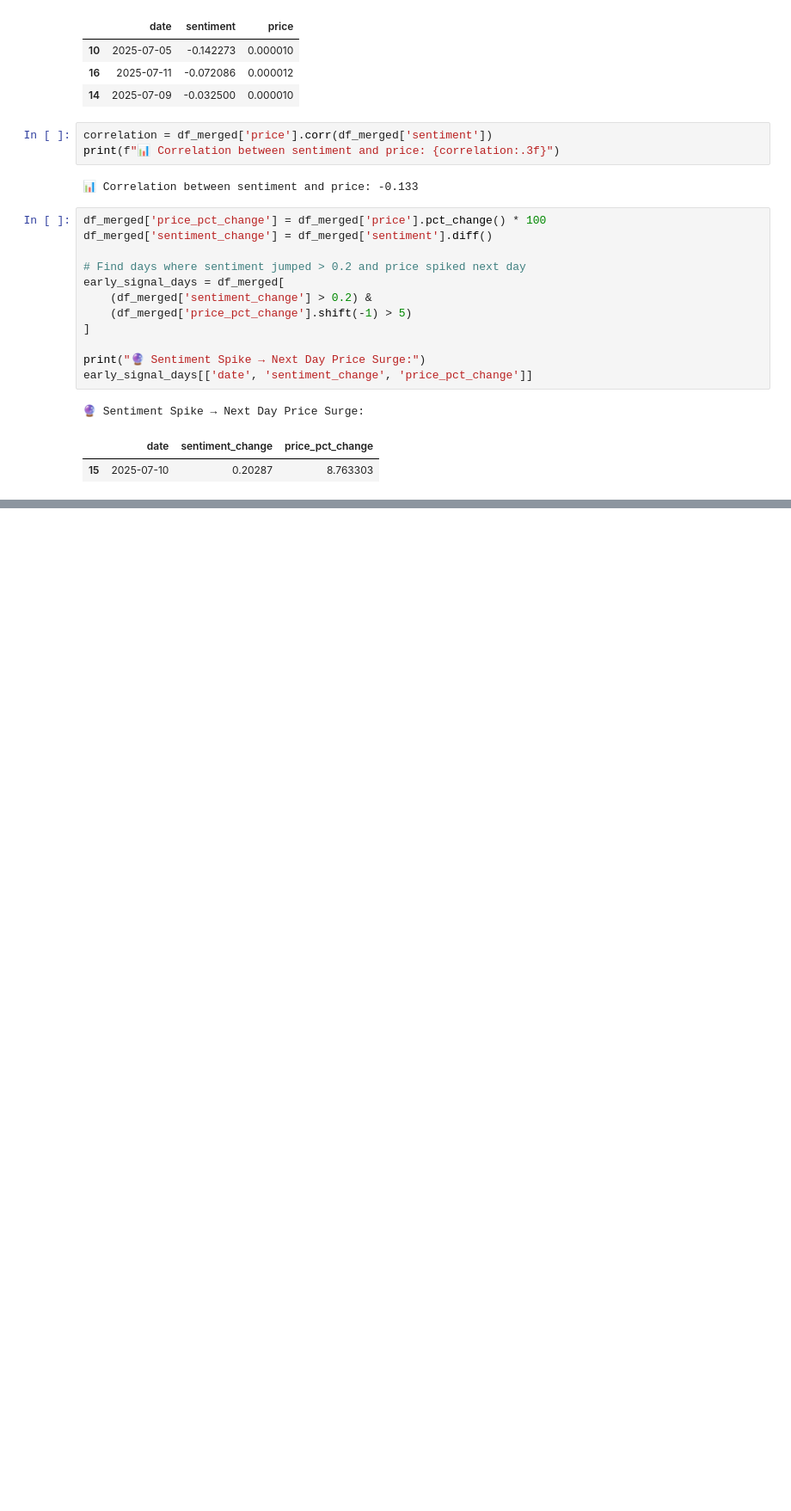
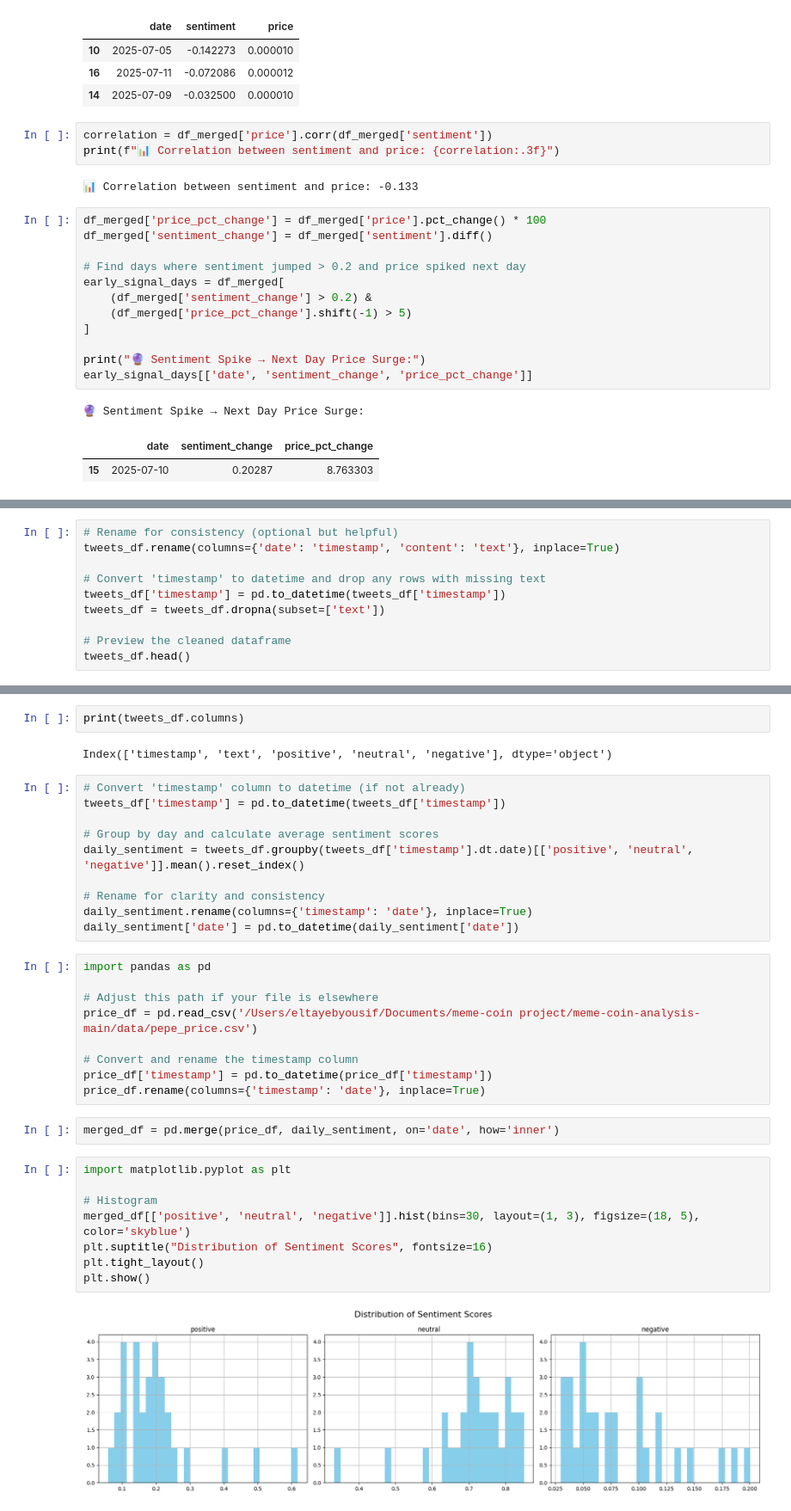
Before and after one commit to eayousif1/meme-coin-analysis, a Jupyter notebook: notebooks/pepe_price_chart.ipynb.ipynb, the cells around one changed output, grey strips where cells are left out. Shown at 86% size. Cells and saved outputs as stored; diff of their text form; blank space fills up the shorter version.

Commit message:
Add final notebooks and scripts for meme coin analysis

```diff
--- a/notebooks/pepe_price_chart.ipynb.ipynb
+++ b/notebooks/pepe_price_chart.ipynb.ipynb
@@ -241,0 +337,10 @@ early_signal_days[['date', 'sentiment_change', 'price_pct_change']]
+# %%
+# Rename for consistency (optional but helpful)
+tweets_df.rename(columns={'date': 'timestamp', 'content': 'text'}, inplace=True)
+
+# Convert 'timestamp' to datetime and drop any rows with missing text
+tweets_df['timestamp'] = pd.to_datetime(tweets_df['timestamp'])
+tweets_df = tweets_df.dropna(subset=['text'])
+
+# Preview the cleaned dataframe
+tweets_df.head()
@@ -241,0 +380,35 @@ early_signal_days[['date', 'sentiment_change', 'price_pct_change']]
+# %%
+print(tweets_df.columns)
+# %% [output]
+Index(['timestamp', 'text', 'positive', 'neutral', 'negative'], dtype='object')
+# %%
+# Convert 'timestamp' column to datetime (if not already)
+tweets_df['timestamp'] = pd.to_datetime(tweets_df['timestamp'])
+
+# Group by day and calculate average sentiment scores
+daily_sentiment = tweets_df.groupby(tweets_df['timestamp'].dt.date)[['positive', 'neutral', 'negative']].mean().reset_index()
+
+# Rename for clarity and consistency
+daily_sentiment.rename(columns={'timestamp': 'date'}, inplace=True)
+daily_sentiment['date'] = pd.to_datetime(daily_sentiment['date'])
+# %%
+import pandas as pd
+
+# Adjust this path if your file is elsewhere
+price_df = pd.read_csv('/Users/eltayebyousif/Documents/meme-coin project/meme-coin-analysis-main/data/pepe_price.csv')
+
+# Convert and rename the timestamp column
+price_df['timestamp'] = pd.to_datetime(price_df['timestamp'])
+price_df.rename(columns={'timestamp': 'date'}, inplace=True)
+# %%
+merged_df = pd.merge(price_df, daily_sentiment, on='date', how='inner')
+# %%
+import matplotlib.pyplot as plt
+
+# Histogram
+merged_df[['positive', 'neutral', 'negative']].hist(bins=30, layout=(1, 3), figsize=(18, 5), color='skyblue')
+plt.suptitle("Distribution of Sentiment Scores", fontsize=16)
+plt.tight_layout()
+plt.show()
+# %% [output]
+[figure, added]
```
Also changed, not shown: parts of 51 cells of this notebook, 10 other files.
